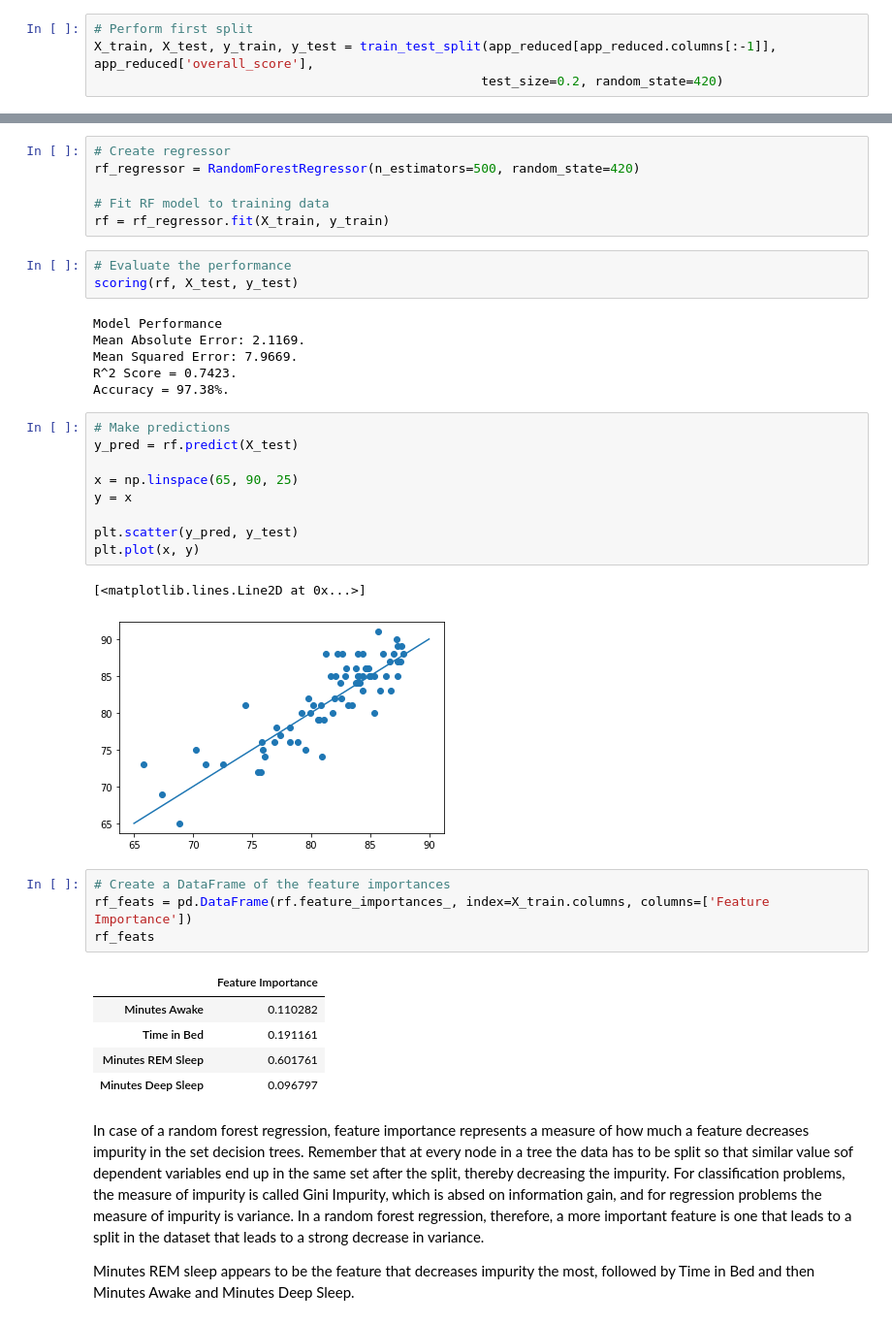
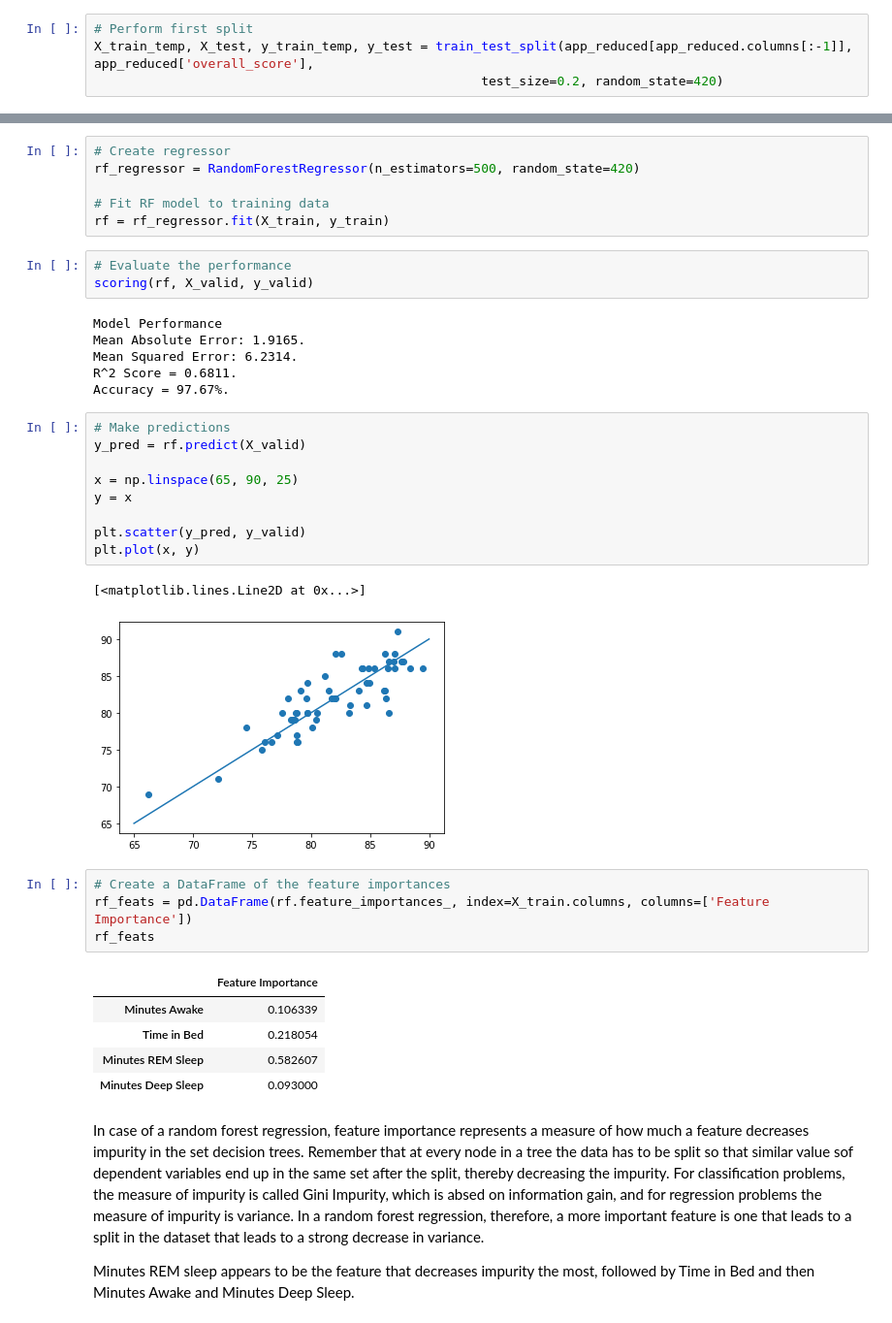
Before and after one commit to JoBe10/Fitbit-Sleep-Score, a Jupyter notebook: Sleep_Scores/Fitbit_Sleep_Score_ML2.ipynb, the cells around one changed output, grey strips where cells are left out. Shown at 97% size. Saved outputs shown, nothing was run; the diff lists cells and outputs as text.

Commit message:
Perform cross-validation with shuffle

```diff
--- a/Sleep_Scores/Fitbit_Sleep_Score_ML2.ipynb
+++ b/Sleep_Scores/Fitbit_Sleep_Score_ML2.ipynb
@@ -66,7 +110,7 @@ app_reduced.head()
 Most data science projects that can be found online provide a training set and a test set that are well separated and that leave out the variable to be predicted in the test set, so as to assure no spillover effects. The training set can then be split into training and validation set without worrying about the test set because that has been neatly separated out already. Because I am solely relying on the data I was able to obtain from Fitbit, I have to split the data into training, validation and test set myself. There are many ways to do this but the most straight forward is to use the train_test_split twice.
 # %%
 # Perform first split
-X_train, X_test, y_train, y_test = train_test_split(app_reduced[app_reduced.columns[:-1]], app_reduced['overall_score'],
+X_train_temp, X_test, y_train_temp, y_test = train_test_split(app_reduced[app_reduced.columns[:-1]], app_reduced['overall_score'],
                                                    test_size=0.2, random_state=420)
 # %%
 # Perform the second split
@@ -196,35 +244,35 @@ rf_regressor = RandomForestRegressor(n_estimators=500, random_state=420)
 rf = rf_regressor.fit(X_train, y_train)
 # %%
 # Evaluate the performance
-scoring(rf, X_test, y_test)
+scoring(rf, X_valid, y_valid)
 # %% [output]
 Model Performance
-Mean Absolute Error: 2.1169.
-Mean Squared Error: 7.9669.
-R^2 Score = 0.7423.
-Accuracy = 97.38%.
+Mean Absolute Error: 1.9165.
+Mean Squared Error: 6.2314.
+R^2 Score = 0.6811.
+Accuracy = 97.67%.
 # %%
 # Make predictions
-y_pred = rf.predict(X_test)
+y_pred = rf.predict(X_valid)
 
 x = np.linspace(65, 90, 25)
 y = x
 
-plt.scatter(y_pred, y_test)
+plt.scatter(y_pred, y_valid)
 plt.plot(x, y)
 # %% [output]
 [<matplotlib.lines.Line2D at 0x...>]
-[figure, old version]
+[figure, new version]
 # %%
 # Create a DataFrame of the feature importances
 rf_feats = pd.DataFrame(rf.feature_importances_, index=X_train.columns, columns=['Feature Importance'])
 rf_feats
 # %% [output]
 |  | Feature Importance |
-| Minutes Awake | 0.110282 |
-| Time in Bed | 0.191161 |
-| Minutes REM Sleep | 0.601761 |
-| Minutes Deep Sleep | 0.096797 |
+| Minutes Awake | 0.106339 |
+| Time in Bed | 0.218054 |
+| Minutes REM Sleep | 0.582607 |
+| Minutes Deep Sleep | 0.093000 |
 # %% [markdown]
 In case of a random forest regression, feature importance represents a measure of how much a feature decreases impurity in the set decision trees. Remember that at every node in a tree the data has to be split so that similar value sof dependent variables end up in the same set after the split, thereby decreasing the impurity. For classification problems, the measure of impurity is called Gini Impurity, which is absed on information gain, and for regression problems the measure of impurity is variance. In a random forest regression, therefore, a more important feature is one that leads to a split in the dataset that leads to a strong decrease in variance.
 
```
Also changed, not shown: parts of 29 cells of this notebook.
